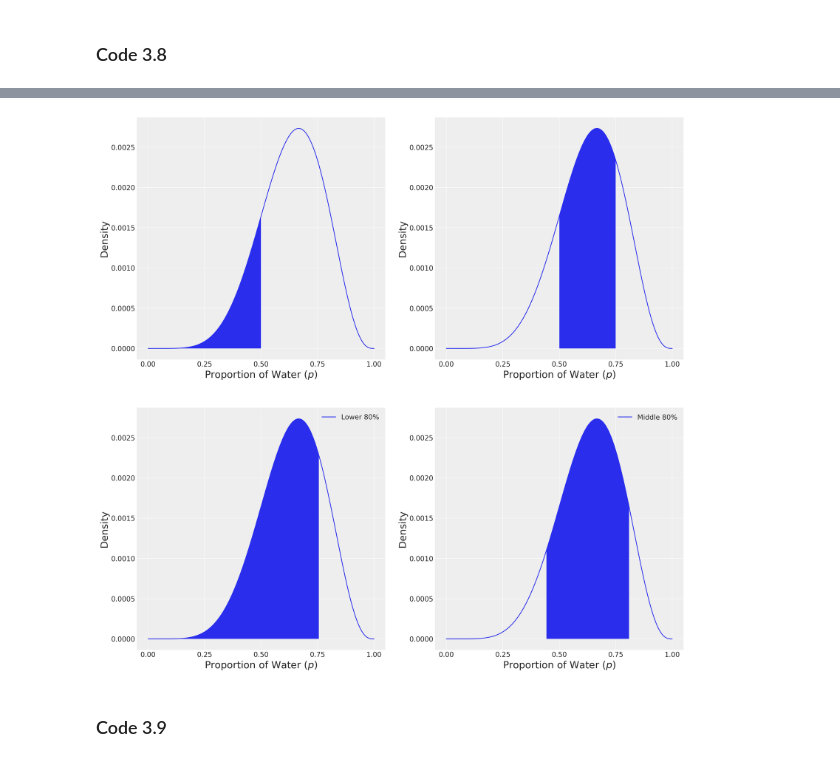
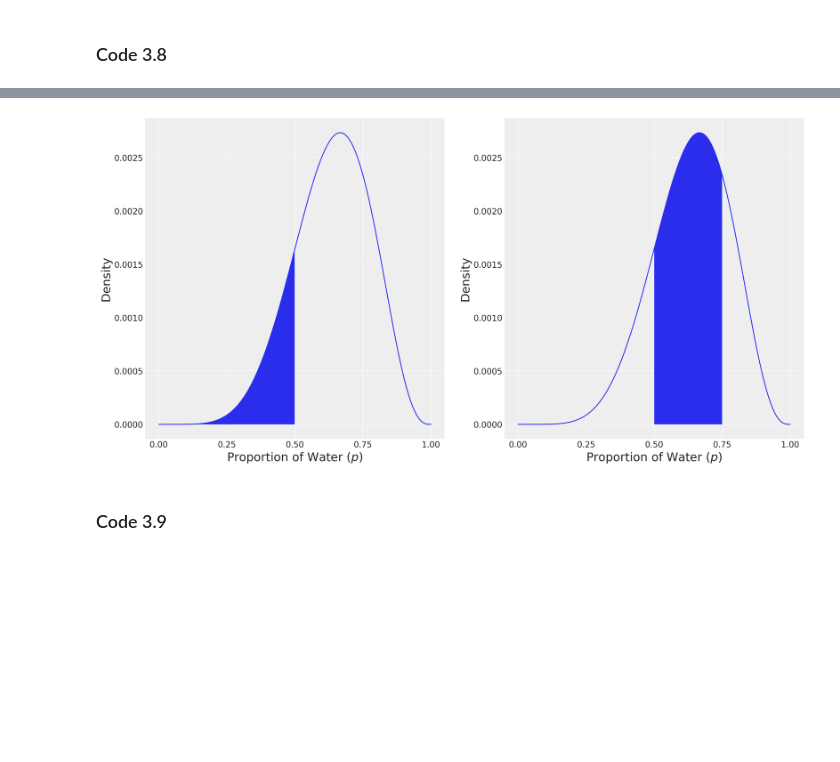
Before and after one commit to kingwyf87/statistical-rethinking-learning-notes, a Jupyter notebook: Chapter_3_Sampling_the_Imaginary.ipynb, the cells around one changed output, grey strips where cells are left out. Cells and saved outputs as stored; diff of their text form; code cells hidden in the pictures; blank space fills up the shorter version.

```diff
--- a/Chapter_3_Sampling_the_Imaginary.ipynb
+++ b/Chapter_3_Sampling_the_Imaginary.ipynb
@@ -104,48 +110,26 @@ sum((samples>0.5)&(samples<0.75))/len(samples)
 # %%
 # plotting out intervals of defined boundaries:
-plt.figure(figsize=(20,20))
-
-# Intervals of defined boundaries
+plt.figure(figsize=(20,10))
 
 # plot p < 0.5
-plt.subplot(2, 2, 1)
+plt.subplot(1, 2, 1)
 plt.plot(p_grid, posterior)
 plt.xlabel('Proportion of Water ($p$)', fontsize=20)
 plt.ylabel('Density', fontsize=20)
 plt.xticks([0, 0.25, 0.50, 0.75, 1.00])
 plt.fill_between(p_grid, posterior, where=p_grid<0.5)
 
 # plot p > 0.5 & p < 0.75
-plt.subplot(2, 2, 2)
+plt.subplot(1, 2, 2)
 plt.plot(p_grid, posterior)
 plt.xlabel('Proportion of Water ($p$)', fontsize=20)
 plt.ylabel('Density', fontsize=20)
 plt.xticks([0, 0.25, 0.50, 0.75, 1.00])
 plt.fill_between(p_grid, posterior, where=(p_grid>0.5)&(p_grid<0.75))
 
-# Intervals of defined mass
-
-# plot p < 0.5
-plt.subplot(2, 2, 3)
-plt.plot(p_grid, posterior, label = "Lower 80%")
-plt.xlabel('Proportion of Water ($p$)', fontsize=20)
-plt.ylabel('Density', fontsize=20)
-plt.xticks([0, 0.25, 0.50, 0.75, 1.00])
-plt.fill_between(p_grid, posterior, where = p_grid < np.percentile(samples, 80))
-plt.legend(loc=0)
-
-# plot p > 0.1 & p < 0.90
-perc_range = np.percentile(samples, [10, 90])
-plt.subplot(2, 2, 4)
-plt.plot(p_grid, posterior, label = "Middle 80%")
-plt.xlabel('Proportion of Water ($p$)', fontsize=20)
-plt.ylabel('Density', fontsize=20)
-plt.xticks([0, 0.25, 0.50, 0.75, 1.00])
-plt.fill_between(p_grid, posterior, where = (p_grid > perc_range[0])&(p_grid < perc_range[1]))
-plt.legend(loc=0)
 plt.show()
 # %% [output]
-[figure, old version]
+[figure, new version]
 # %% [markdown]
 ### Code 3.9
 # %%
```
Also changed, not shown: parts of 21 cells of this notebook.
